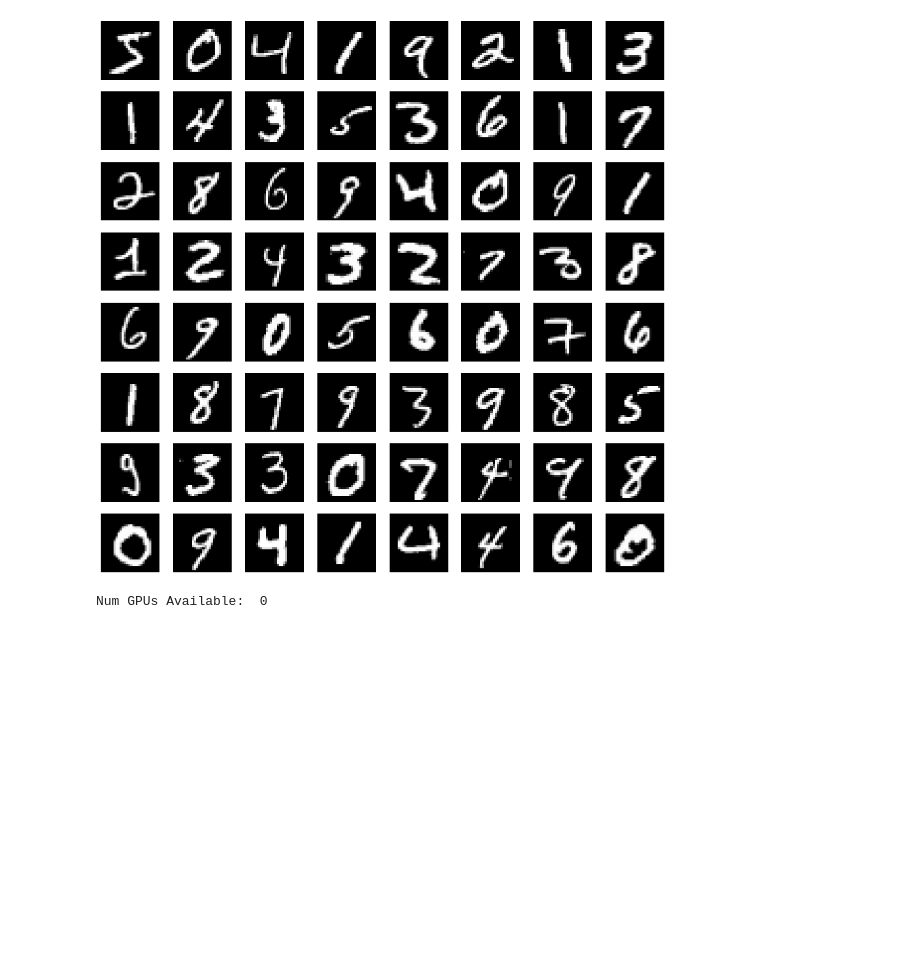
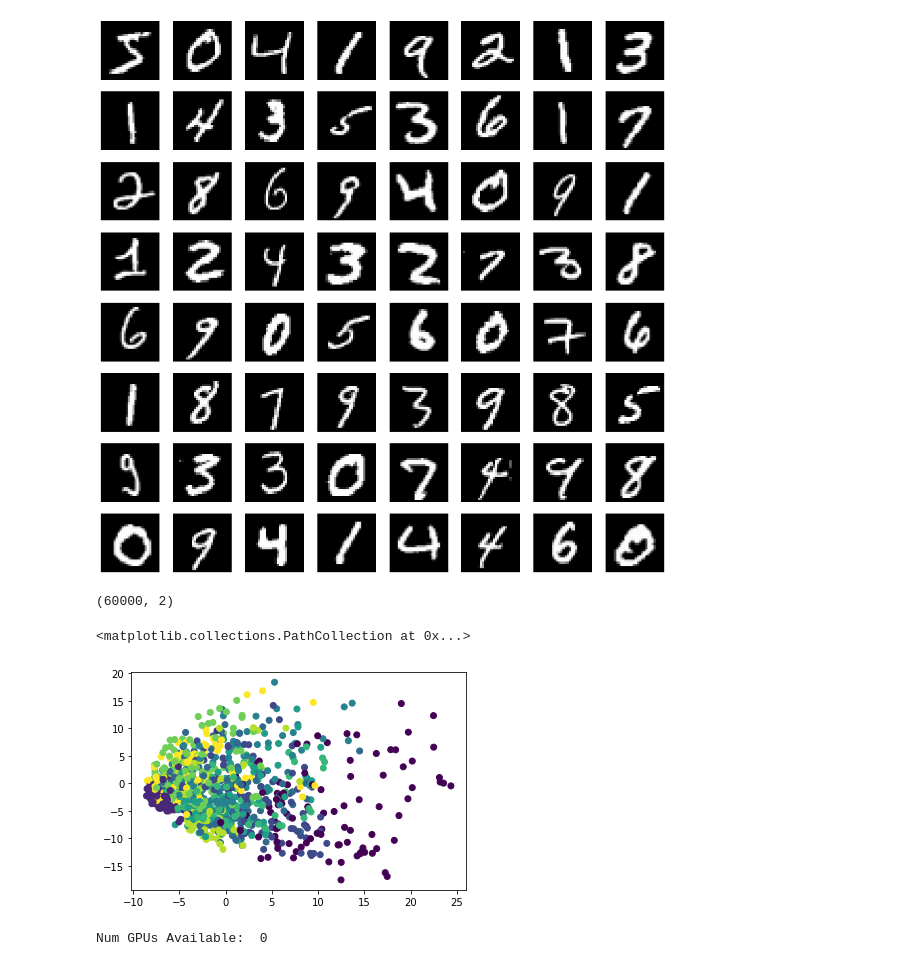
Before and after one commit to Davideee/schleuniger-ml, a Jupyter notebook: MachineLearningCourse.ipynb, the cells around one changed output. Saved outputs shown, nothing was run; the diff lists cells and outputs as text; code cells hidden in the pictures; blank space fills up the shorter version.

```diff
--- a/MachineLearningCourse.ipynb
+++ b/MachineLearningCourse.ipynb
@@ -31,3 +56,17 @@ for i in range(nrow * ncol):
+# %%
+scaler = StandardScaler()
+X_train_scaled = scaler.fit_transform(X_train.reshape(60000, 28 * 28))
+# %%
+mnist_pca = PCA(n_components=2)
+pc = mnist_pca.fit_transform(X_train_scaled)
+pc.shape
+# %% [output]
+(60000, 2)
+# %%
+plt.scatter(pc[:1000,0],pc[:1000,1], c=y_train[:1000])
+# %% [output]
+<matplotlib.collections.PathCollection at 0x...>
+[figure, added]
 # %%
 import tensorflow as tf
 
```
Also changed, not shown: parts of 5 cells of this notebook.
